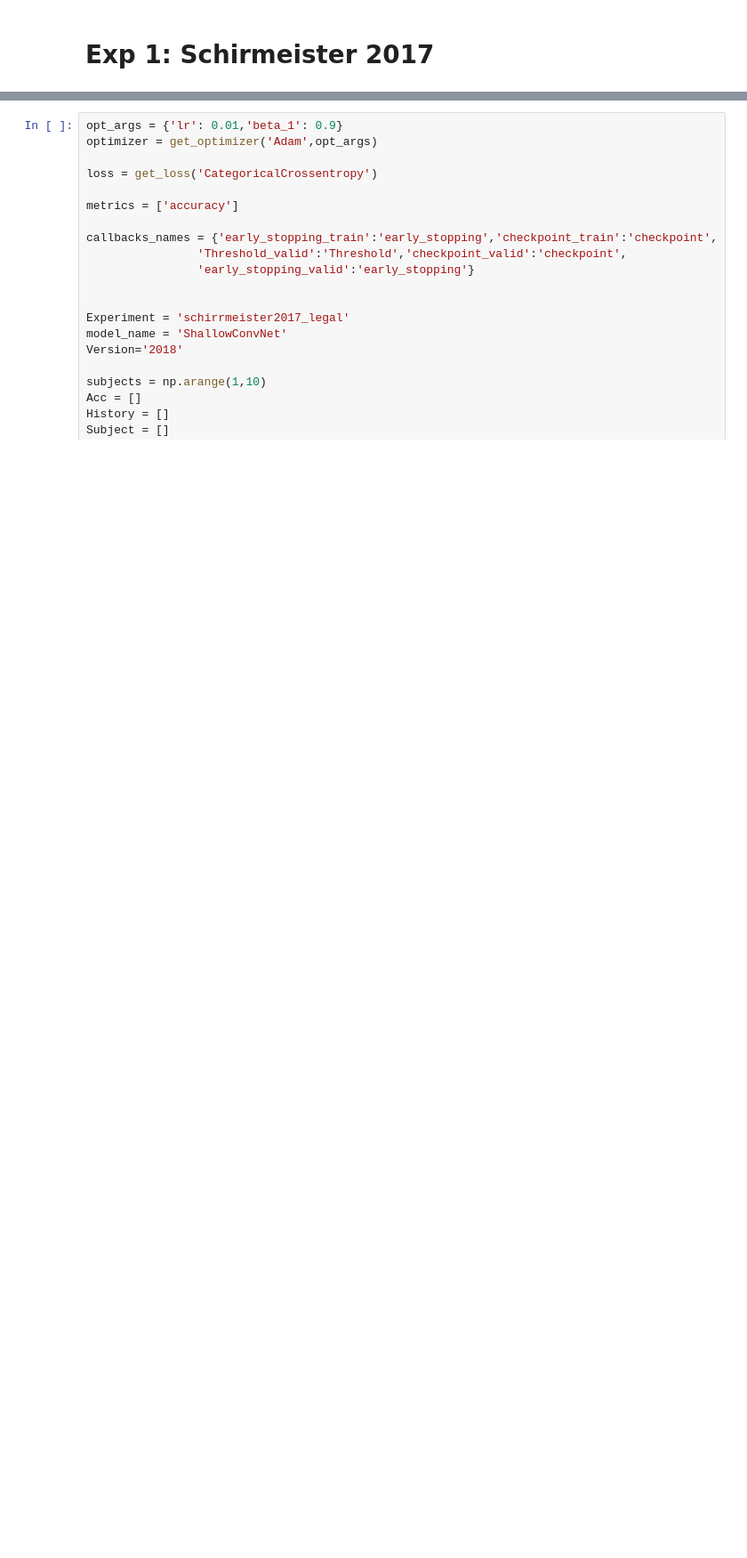
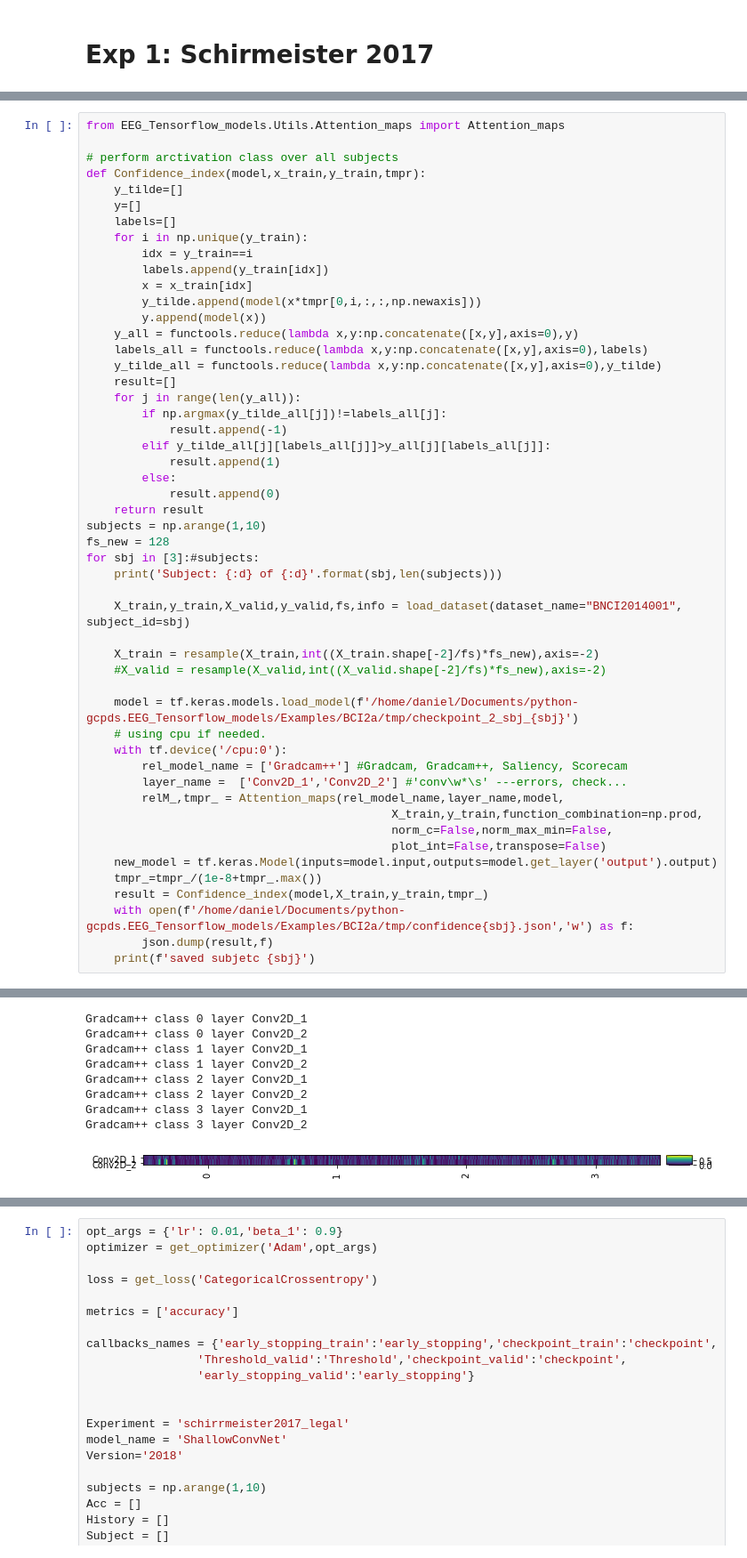
Before and after one commit to UN-GCPDS/python-gcpds.EEG_Tensorflow_models, a Jupyter notebook: Examples/BCI2a/shallowconvnet.ipynb, the cells around one changed output, grey strips where cells are left out. Shown at 89% size. Cells and saved outputs as stored; diff of their text form; blank space fills up the shorter version.

```diff
--- a/Examples/BCI2a/shallowconvnet.ipynb
+++ b/Examples/BCI2a/shallowconvnet.ipynb
@@ -81,0 +137,52 @@ for sbj in subjects:
+# %%
+from EEG_Tensorflow_models.Utils.Attention_maps import Attention_maps
+
+# perform arctivation class over all subjects
+def Confidence_index(model,x_train,y_train,tmpr):
+    y_tilde=[]
+    y=[]
+    labels=[]
+    for i in np.unique(y_train):
+        idx = y_train==i
+        labels.append(y_train[idx])
+        x = x_train[idx]
+        y_tilde.append(model(x*tmpr[0,i,:,:,np.newaxis]))
+        y.append(model(x))
+    y_all = functools.reduce(lambda x,y:np.concatenate([x,y],axis=0),y)
+    labels_all = functools.reduce(lambda x,y:np.concatenate([x,y],axis=0),labels)
+    y_tilde_all = functools.reduce(lambda x,y:np.concatenate([x,y],axis=0),y_tilde)
+    result=[]
+    for j in range(len(y_all)):
+        if np.argmax(y_tilde_all[j])!=labels_all[j]:
+            result.append(-1)
+        elif y_tilde_all[j][labels_all[j]]>y_all[j][labels_all[j]]:
+            result.append(1)
+        else:
+            result.append(0)
+    return result
+subjects = np.arange(1,10)
+fs_new = 128
+for sbj in [3]:#subjects:
+    print('Subject: {:d} of {:d}'.format(sbj,len(subjects)))
+
+    X_train,y_train,X_valid,y_valid,fs,info = load_dataset(dataset_name="BNCI2014001", subject_id=sbj)
+
+    X_train = resample(X_train,int((X_train.shape[-2]/fs)*fs_new),axis=-2)
+    #X_valid = resample(X_valid,int((X_valid.shape[-2]/fs)*fs_new),axis=-2)
+
+    model = tf.keras.models.load_model(f'/home/daniel/Documents/python-gcpds.EEG_Tensorflow_models/Examples/BCI2a/tmp/checkpoint_2_sbj_{sbj}')
+    # using cpu if needed.
+    with tf.device('/cpu:0'):
+        rel_model_name = ['Gradcam++'] #Gradcam, Gradcam++, Saliency, Scorecam
+        layer_name =  ['Conv2D_1','Conv2D_2'] #'conv\w*\s' ---errors, check...
+        relM_,tmpr_ = Attention_maps(rel_model_name,layer_name,model,
+                                            X_train,y_train,function_combination=np.prod,
+                                            norm_c=False,norm_max_min=False,
+                                            plot_int=False,transpose=False)
+    new_model = tf.keras.Model(inputs=model.input,outputs=model.get_layer('output').output)
+    tmpr_=tmpr_/(1e-8+tmpr_.max())
+    result = Confidence_index(model,X_train,y_train,tmpr_)
+    with open(f'/home/daniel/Documents/python-gcpds.EEG_Tensorflow_models/Examples/BCI2a/tmp/confidence{sbj}.json','w') as f:
+        json.dump(result,f)
+    print(f'saved subjetc {sbj}')
+# %% [output]
@@ -81,0 +235,9 @@ for sbj in subjects:
+Gradcam++ class 0 layer Conv2D_1
+Gradcam++ class 0 layer Conv2D_2
+Gradcam++ class 1 layer Conv2D_1
+Gradcam++ class 1 layer Conv2D_2
+Gradcam++ class 2 layer Conv2D_1
+Gradcam++ class 2 layer Conv2D_2
+Gradcam++ class 3 layer Conv2D_1
+Gradcam++ class 3 layer Conv2D_2
+[figure, added]
```
Also changed, not shown: parts of 27 cells of this notebook.
